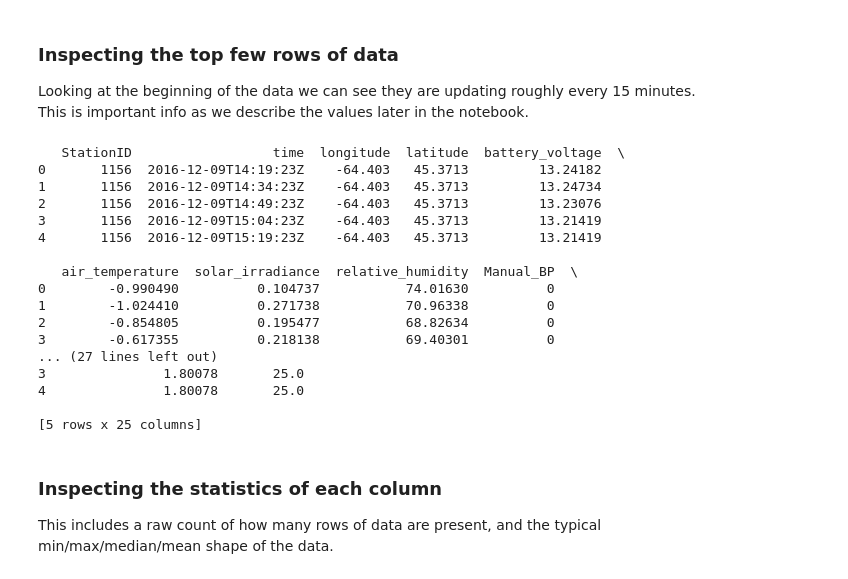
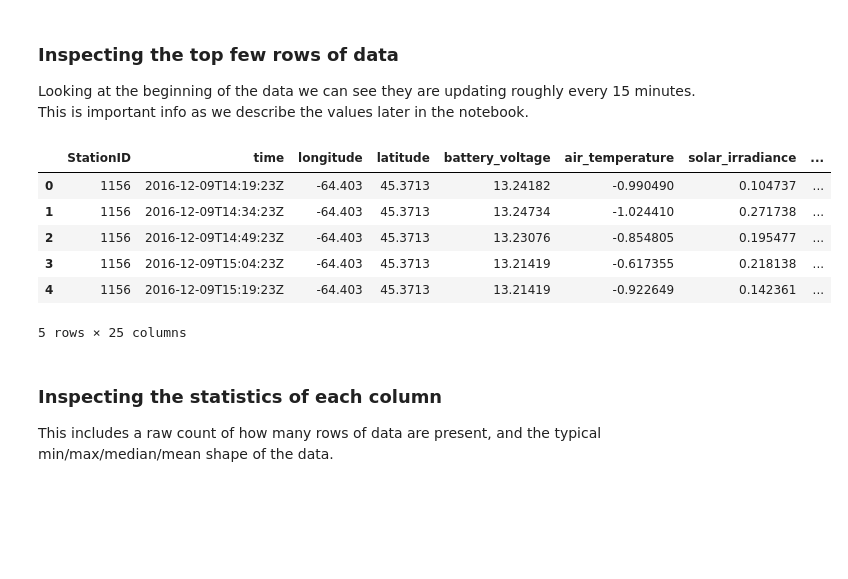
Before and after one commit to cioos-atlantic/quality_reports, a Jupyter notebook: force/force_qualitychecks.ipynb, the cells around one changed output. Cells and saved outputs as stored; diff of their text form; code cells hidden in the pictures; blank space fills up the shorter version.

```diff
--- a/force/force_qualitychecks.ipynb
+++ b/force/force_qualitychecks.ipynb
@@ -66,26 +52,16 @@ dtype: object
 # %% [markdown]
 ### Inspecting the top few rows of data
 Looking at the beginning of the data we can see they are updating roughly every 15 minutes. This is important info as we describe the values later in the notebook.
-# %%
-print(df_csv.head())
-# %% [output]
-   StationID                  time  longitude  latitude  battery_voltage  \
-0       1156  2016-12-09T14:19:23Z    -64.403   45.3713         13.24182
-1       1156  2016-12-09T14:34:23Z    -64.403   45.3713         13.24734
-2       1156  2016-12-09T14:49:23Z    -64.403   45.3713         13.23076
-3       1156  2016-12-09T15:04:23Z    -64.403   45.3713         13.21419
-4       1156  2016-12-09T15:19:23Z    -64.403   45.3713         13.21419
-
-   air_temperature  solar_irradiance  relative_humidity  Manual_BP  \
-0        -0.990490          0.104737           74.01630          0
-1        -1.024410          0.271738           70.96338          0
-2        -0.854805          0.195477           68.82634          0
-3        -0.617355          0.218138           69.40301          0
-... (27 lines left out)
-3               1.80078       25.0
-4               1.80078       25.0
-
-[5 rows x 25 columns]
+# %%
+df_csv.head(5)
+# %% [output]
+|  | StationID | time | longitude | latitude | battery_voltage | air_temperature | solar_irradiance | ... |
+| 0 | 1156 | 2016-12-09T14:19:23Z | -64.403 | 45.3713 | 13.24182 | -0.990490 | 0.104737 | ... |
+| 1 | 1156 | 2016-12-09T14:34:23Z | -64.403 | 45.3713 | 13.24734 | -1.024410 | 0.271738 | ... |
+| 2 | 1156 | 2016-12-09T14:49:23Z | -64.403 | 45.3713 | 13.23076 | -0.854805 | 0.195477 | ... |
+| 3 | 1156 | 2016-12-09T15:04:23Z | -64.403 | 45.3713 | 13.21419 | -0.617355 | 0.218138 | ... |
+| 4 | 1156 | 2016-12-09T15:19:23Z | -64.403 | 45.3713 | 13.21419 | -0.922649 | 0.142361 | ... |
+5 rows × 25 columns
 # %% [markdown]
 ### Inspecting the statistics of each column
 This includes a raw count of how many rows of data are present, and the typical min/max/median/mean shape of the data.
```
Also changed, not shown: parts of 27 cells of this notebook, 3 other files.
